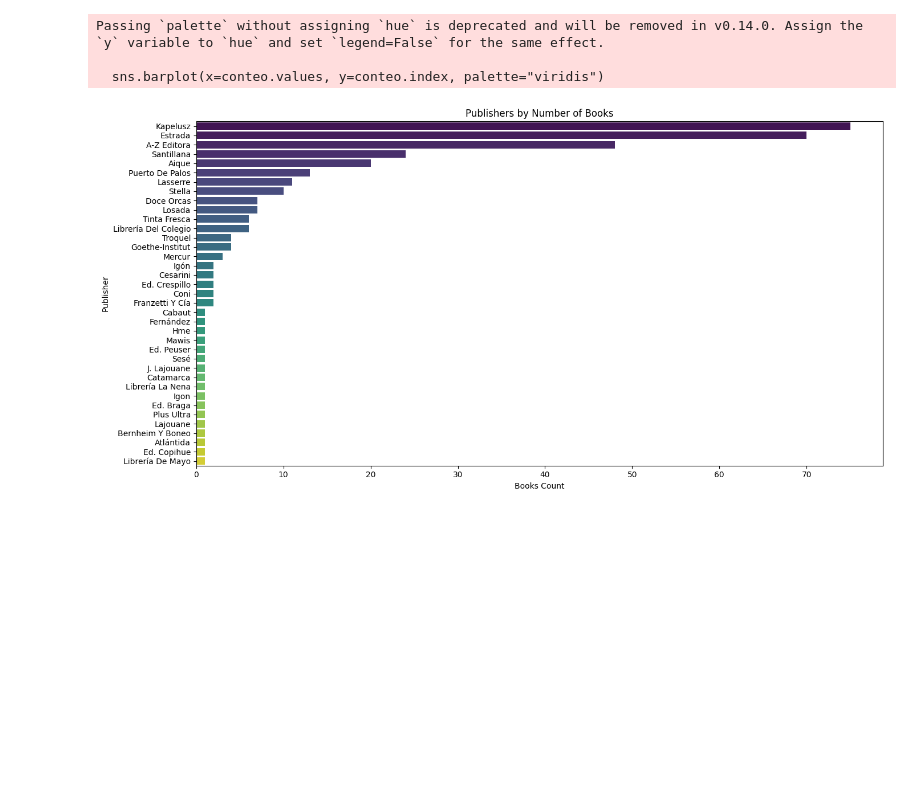
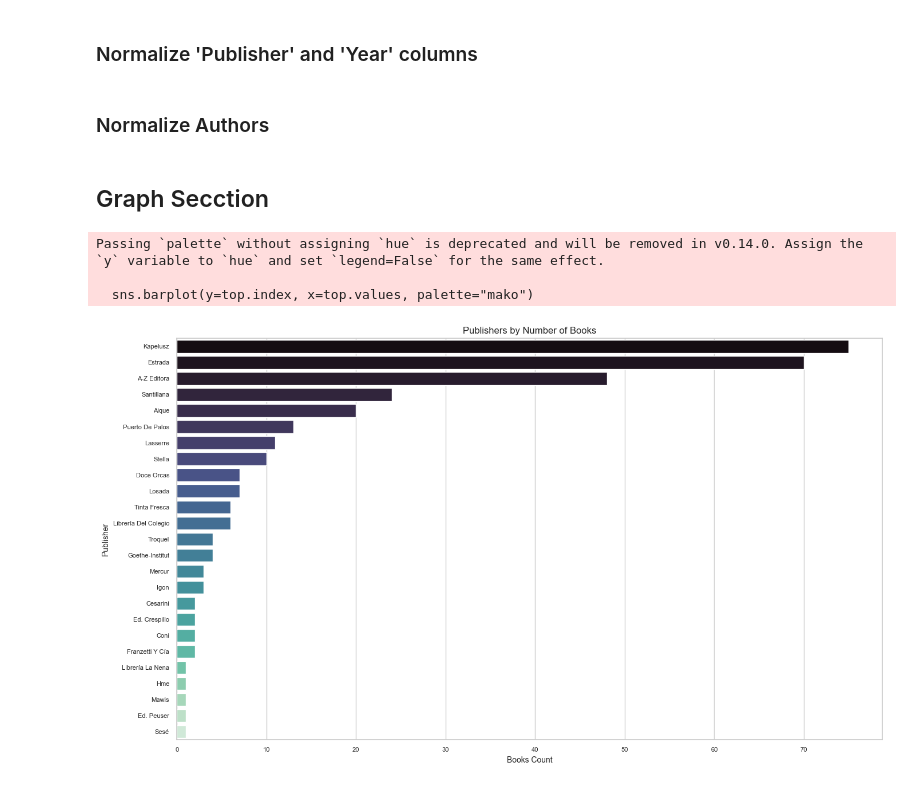
Before and after one commit to rominicky/miscellaneous, a Jupyter notebook: glotrec_explorating.ipynb, the cells around one changed output. Cells and saved outputs as stored; diff of their text form; code cells hidden in the pictures; blank space fills up the shorter version.

```diff
--- a/glotrec_explorating.ipynb
+++ b/glotrec_explorating.ipynb
@@ -37,10 +54,13 @@ import re
 # %%
 # Read the Excel file
-df = pd.read_excel('data/itbc_export_2025.xlsx')
-
-# Display basic information about the dataframe
+df = pd.read_excel(
+    "data/itbc_export_2025.xlsx",
+    usecols=lambda c: not c.startswith("Unnamed"),
+    dtype={"Year": "float"}
+)
 print(df.info())
-df.head()
+display(df.sample(5))
+# Display first few rows
 # %% [output]
 <class 'pandas.core.frame.DataFrame'>
 RangeIndex: 335 entries, 0 to 334
@@ -67,0 +88,2 @@ None
+# %% [markdown]
+### Normalize 'Publisher' and 'Year' columns
@@ -67,0 +138,2 @@ None
+# %% [markdown]
+### Normalize Authors
@@ -68,62 +171,19 @@ None
+# %% [markdown]
+## Graph Secction
 # %%
-# Primero limpiamos espacios y pasamos todo a minúsculas para comparar mejor
-df['Publisher'] = df['Publisher'].str.strip().str.lower()
 
-# Diccionario de normalización
-mapa_editoriales = {
-    'a-z editora': 'A-Z Editora',
-    'a-z ed.': 'A-Z Editora',
-    'az editora': 'A-Z Editora',
-    'estrada': 'Estrada',
-    'estrada secundaria': 'Estrada',
-    'angel estrada & cía.s.a.-editores': 'Estrada',
-    'puerto de palos s.a. casa de édiciones': 'Puerto de Palos',
-    'puerto de palos': 'Puerto de Palos',
-    'aique primaria': 'Aique',
-    'aique secundaria': 'Aique',
-    'aique': 'Aique',
-    'kapelusz': 'Kapelusz',
-    'ed. kapelusz': 'Kapelusz',
-    'kapelusz norma': 'Kapelusz',
-    'tinta fresca': 'Tinta Fresca',
-    'doce orcas ediciones': 'Doce Orcas',
-    'doce orcas ed.': 'Doce Orcas',
-    'doce orcas': 'Doce Orcas',
-    'ed. stella': 'Stella',
-    'ed. atlántida': 'Atlántida',
-    'losada': 'Losada',
-    'ed. troquel': 'Troquel',
-    'imprenta mercur': 'Mercur',
-    'imprenta de pablo e. coni, especial para obras': 'Coni',
-    'coni': 'Coni',
-    'goethe-inst.': 'Goethe-Institut',
-    'cesarini': 'Cesarini',
-    'cesarini hnos. ed.': 'Cesarini',
-    'producciones mawis': 'Mawis',
-    'editorial h.m.e.': 'HME',
-    'imprenta y librería de mayo': 'Librería de Mayo',
-    'librería del colegio, alsina y bolívar': 'Librería del Colegio',
-    'cabaut, librería del colegio': 'Librería del Colegio',
-    'alsina & bolívar, librería del colegio': 'Librería del Colegio',
-    'librería del colegio': 'Librería del Colegio'
-    }
-
-# Aplicamos el mapeo
-df['Publisher'] = df['Publisher'].replace(mapa_editoriales).str.title()
-
-# Ahora ya podés hacer un gráfico con la columna normalizada
-conteo = df['Publisher'].value_counts()
-
-plt.figure(figsize=(14,7))
-sns.barplot(x=conteo.values, y=conteo.index, palette="viridis")
+# Grpahh Publishers by Number of Books
+top = df['Publisher'].value_counts().head(25)
+plt.figure(figsize=(14, 8))
+sns.barplot(y=top.index, x=top.values, palette="mako")
 plt.xlabel('Books Count')
 plt.ylabel('Publisher')
 plt.title('Publishers by Number of Books')
 plt.tight_layout()
 plt.show()
 # %% [output]
 Passing `palette` without assigning `hue` is deprecated and will be removed in v0.14.0. Assign the `y` variable to `hue` and set `legend=False` for the same effect.
 
-  sns.barplot(x=conteo.values, y=conteo.index, palette="viridis")
+  sns.barplot(y=top.index, x=top.values, palette="mako")
-[figure, old version]
+[figure, new version]
 # %%
```
Also changed, not shown: parts of 23 cells of this notebook.
